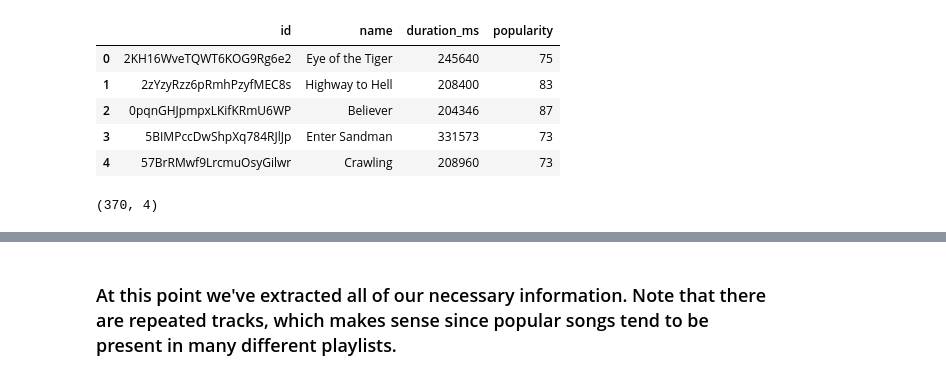
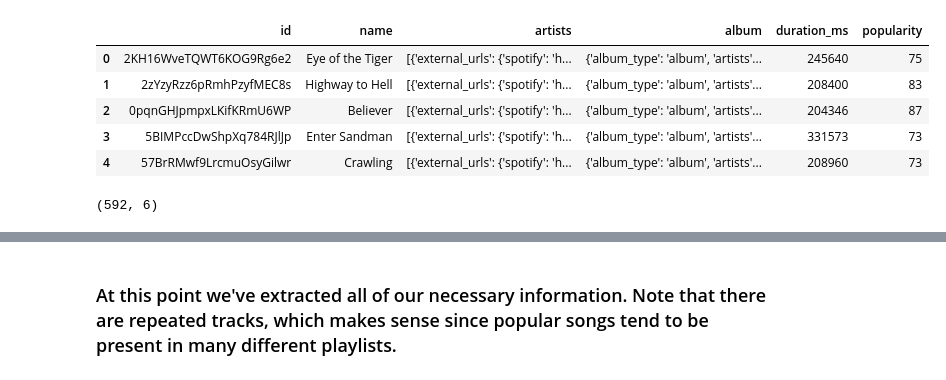
Before and after one commit to csaravia97/Playlist-Analysis, a Jupyter notebook: Spotify.ipynb, the cells around one changed output, grey strips where cells are left out. Drawn from its saved outputs; the diff is of its cells as text; code cells hidden in the pictures.

Commit message:
Added artists and albums to the dataframe, and removed duplicates

```diff
--- a/Spotify.ipynb
+++ b/Spotify.ipynb
@@ -4,7 +4,7 @@ import pandas as pd
 import numpy as np
 import json
 # %%
-OAuth = "Bearer BQDYnfv3kS29rnbhu5LJ0AAm1z-bgSi99gXDCMtLrwzeiT8olSzpGrGTfIvdUnBqFTAvpsF806A-6hv3DzoaDS-eL-50tE_TtKbHYC53Fy948VRwO9tjTNbWtZHEqMZHxbKS5d49zIJQjDpqim2H46oPYp2EwHxoMy6mg-B3P9Nc1nLpVqs"
+OAuth = "Bearer BQCO124WF-kK6s7wfXGj3VphN-4nhkj855Ntf-qpbVYsVM_W-yLHdaEr-cZDkGLODjAHeIQjkmjkw08ZJMDzgip73q7505kCdttyjrjH38A0C6y76GMN3_VjKy6R54lftTR0qpbYAJa5XVEk6y1fH0zIv8gUGM0yHsJ7pq3m-gq2FozmvLk"
 headers = {"Accept" : "application/json",
                         "Content-Type" : "application/json",
                         "Authorization": OAuth}
@@ -42,7 +42,7 @@ def extract_track_info(playlist_ids):
         tracks = (requests.get(url=f"https://api.spotify.com/v1/playlists/{playlist}/tracks",
                                headers = headers)).json()
 
-        fields = {"id", "name", "duration_ms", "popularity" }
+        fields = {"id", "name", "artists", "album", "duration_ms", "popularity"}
         for i in range(len(tracks['items'])):
             if tracks['items'][i]['track']:
                 info = { key:value for key,value in tracks['items'][i]['track'].items() if key in fields}
@@ -85,15 +86,15 @@ def get_track_features(track_ids):
     return track_features
 # %%
-workout_tracks = pd.DataFrame(get_tracks('workout', 'US', 5))
-workout_tracks = workout_tracks[['id', 'name', 'duration_ms', 'popularity']]
+workout_tracks = pd.DataFrame(get_tracks('workout', 'US', 8))
+workout_tracks = workout_tracks[['id', 'name', 'artists', 'album','duration_ms', 'popularity']]
 
 display(workout_tracks.head())
 print(workout_tracks.shape)
 # %% [output]
-|  | id | name | duration_ms | popularity |
-| 0 | 2KH16WveTQWT6KOG9Rg6e2 | Eye of the Tiger | 245640 | 75 |
-| 1 | 2zYzyRzz6pRmhPzyfMEC8s | Highway to Hell | 208400 | 83 |
-| 2 | 0pqnGHJpmpxLKifKRmU6WP | Believer | 204346 | 87 |
-| 3 | 5BIMPccDwShpXq784RJlJp | Enter Sandman | 331573 | 73 |
-| 4 | 57BrRMwf9LrcmuOsyGilwr | Crawling | 208960 | 73 |
+|  | id | name | artists | album | duration_ms | popularity |
+| 0 | 2KH16WveTQWT6KOG9Rg6e2 | Eye of the Tiger | [{'external_urls': {'spotify': 'h... | {'album_type': 'album', 'artists'... | 245640 | 75 |
+| 1 | 2zYzyRzz6pRmhPzyfMEC8s | Highway to Hell | [{'external_urls': {'spotify': 'h... | {'album_type': 'album', 'artists'... | 208400 | 83 |
+| 2 | 0pqnGHJpmpxLKifKRmU6WP | Believer | [{'external_urls': {'spotify': 'h... | {'album_type': 'album', 'artists'... | 204346 | 87 |
+| 3 | 5BIMPccDwShpXq784RJlJp | Enter Sandman | [{'external_urls': {'spotify': 'h... | {'album_type': 'album', 'artists'... | 331573 | 73 |
+| 4 | 57BrRMwf9LrcmuOsyGilwr | Crawling | [{'external_urls': {'spotify': 'h... | {'album_type': 'album', 'artists'... | 208960 | 73 |
-(370, 4)
+(592, 6)
```
Also changed, not shown: parts of 18 cells of this notebook.
